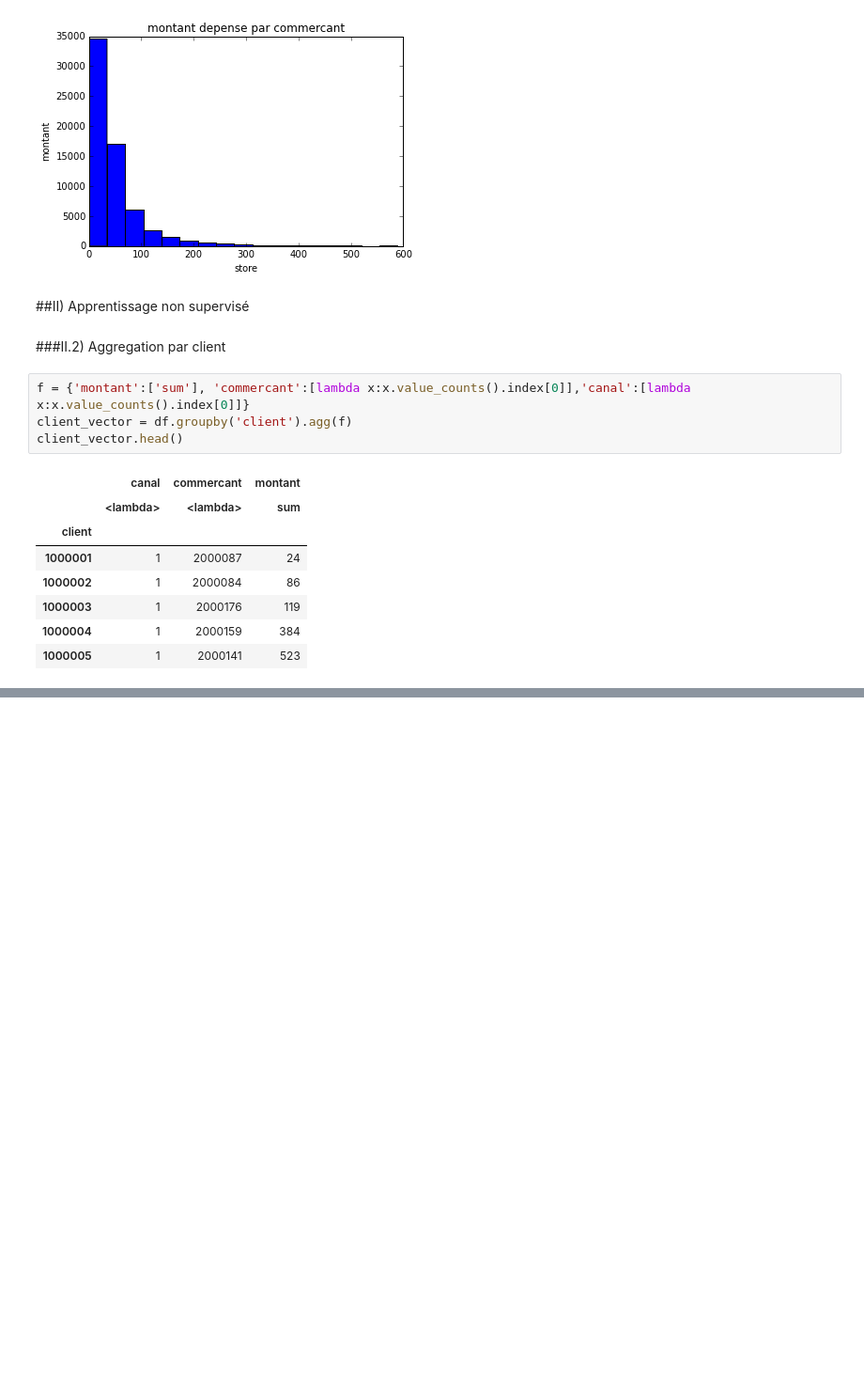
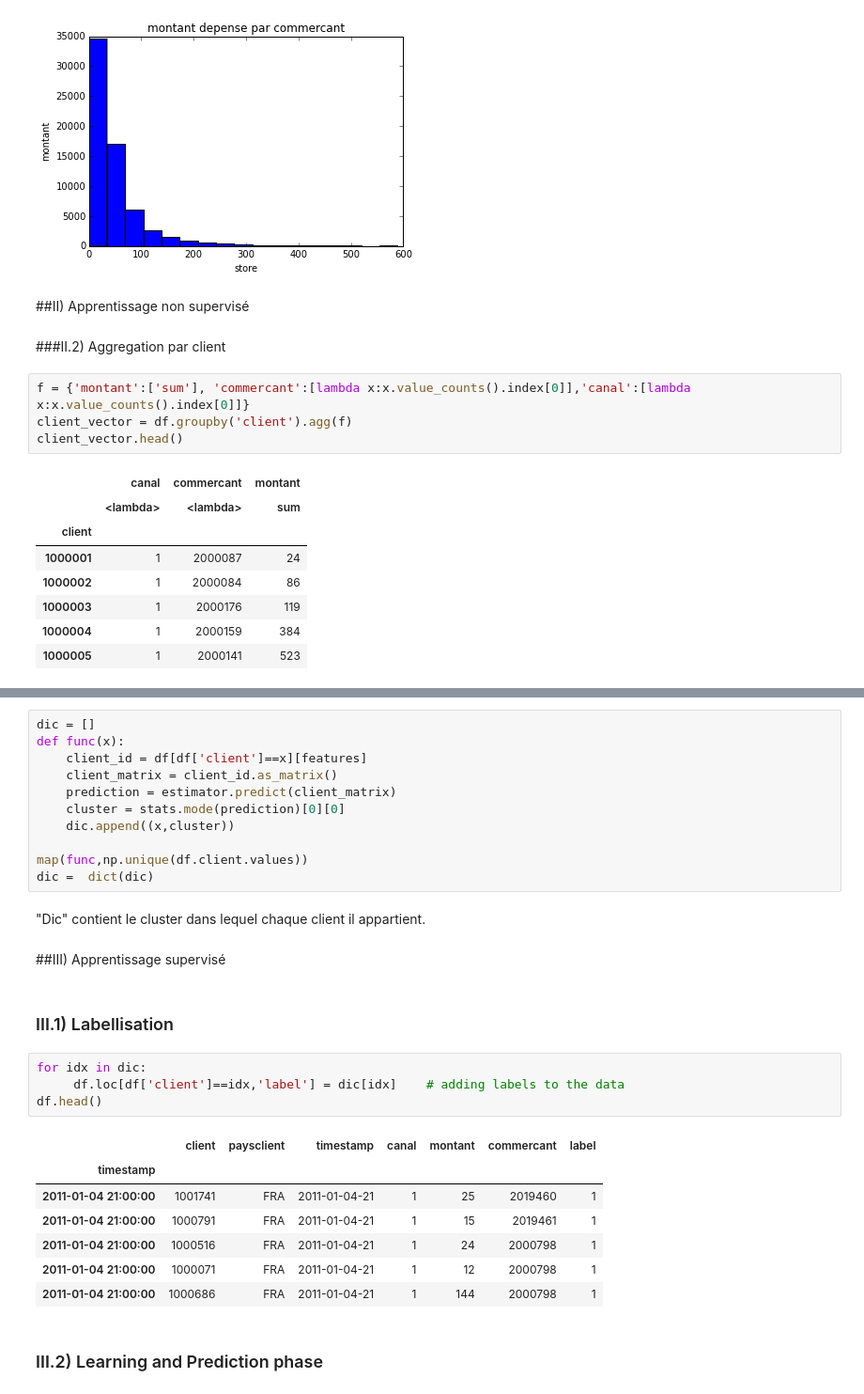
Before and after one commit to chkhalil/client-credit-card-segmentation, a Jupyter notebook: main_code.ipynb, the cells around one changed output, grey strips where cells are left out. Shown at 94% size. Cells and saved outputs as stored; diff of their text form; blank space fills up the shorter version.

Commit message:
add second unsupervised learning algorithm

```diff
--- a/main_code.ipynb
+++ b/main_code.ipynb
@@ -222,0 +288,31 @@ res = estimator.predict(X_test)
+# %%
+dic = []
+def func(x):
+    client_id = df[df['client']==x][features]
+    client_matrix = client_id.as_matrix()
+    prediction = estimator.predict(client_matrix)
+    cluster = stats.mode(prediction)[0][0]
+    dic.append((x,cluster))
+
+map(func,np.unique(df.client.values))
+dic =  dict(dic)
+# %% [markdown]
+"Dic" contient le cluster dans lequel chaque client il appartient.
+# %% [markdown]
+##III) Apprentissage supervisé
+# %% [markdown]
+### III.1) Labellisation
+# %%
+for idx in dic:
+     df.loc[df['client']==idx,'label'] = dic[idx]    # adding labels to the data
+df.head()
+# %% [output]
+|  | client | paysclient | timestamp | canal | montant | commercant | label |
+| timestamp |  |  |  |  |  |  |  |
+| 2011-01-04 21:00:00 | 1001741 | FRA | 2011-01-04-21 | 1 | 25 | 2019460 | 1 |
+| 2011-01-04 21:00:00 | 1000791 | FRA | 2011-01-04-21 | 1 | 15 | 2019461 | 1 |
+| 2011-01-04 21:00:00 | 1000516 | FRA | 2011-01-04-21 | 1 | 24 | 2000798 | 1 |
+| 2011-01-04 21:00:00 | 1000071 | FRA | 2011-01-04-21 | 1 | 12 | 2000798 | 1 |
+| 2011-01-04 21:00:00 | 1000686 | FRA | 2011-01-04-21 | 1 | 144 | 2000798 | 1 |
+# %% [markdown]
+### III.2) Learning and Prediction phase
```
Also changed, not shown: parts of 17 cells of this notebook.
